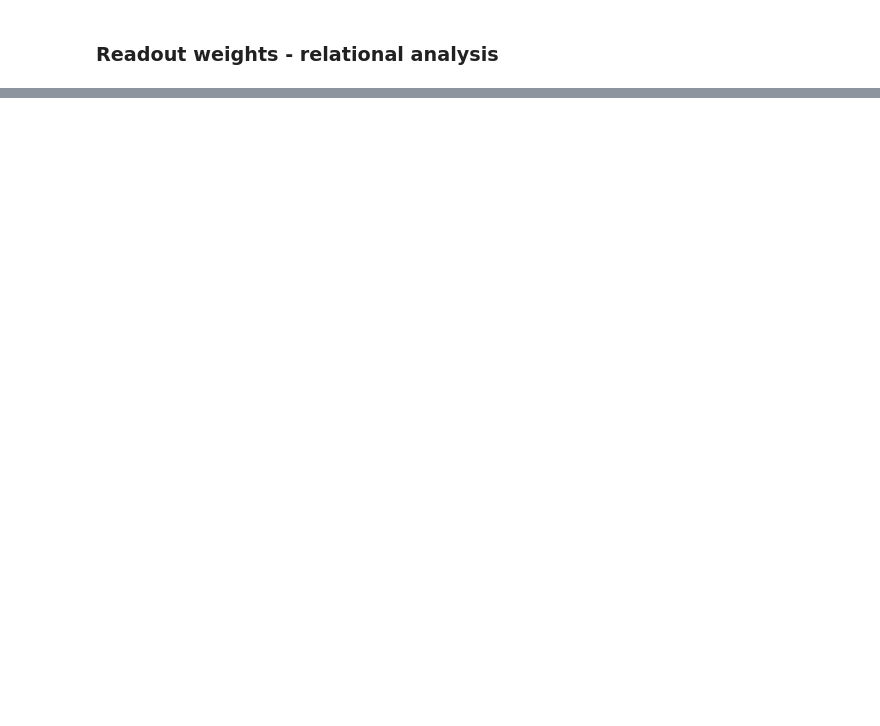
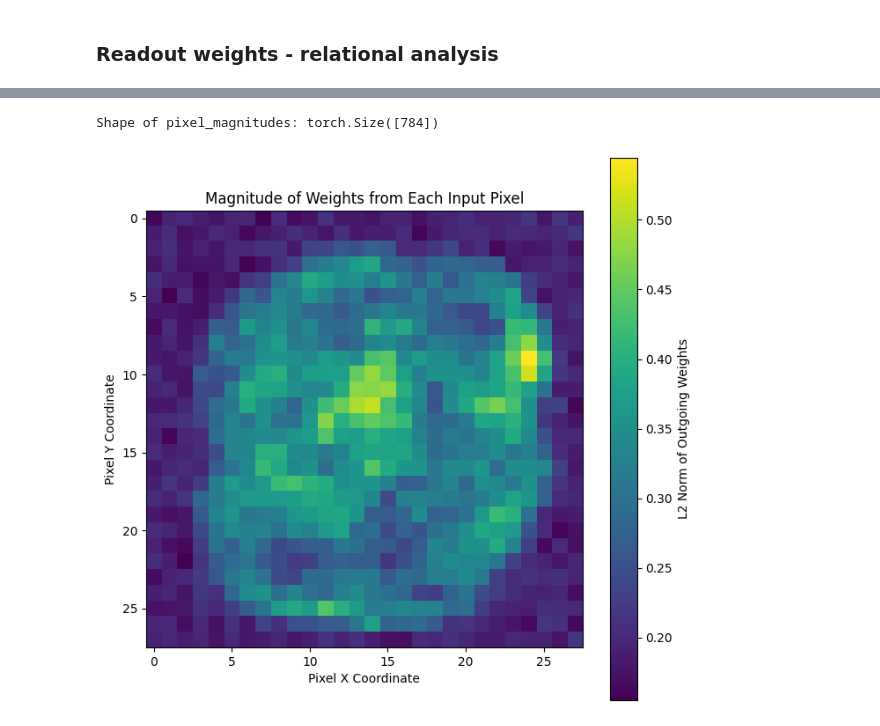
Before and after one commit to entropicbloom/intentionality, a Jupyter notebook: underlying/underlying_model_weights_analysis.ipynb, the cells around one changed output, grey strips where cells are left out. Saved outputs shown, nothing was run; the diff lists cells and outputs as text; code cells hidden in the pictures; blank space fills up the shorter version.

```diff
--- a/underlying/underlying_model_weights_analysis.ipynb
+++ b/underlying/underlying_model_weights_analysis.ipynb
@@ -103,0 +368,37 @@ torch.Size([10, 50])
+# %%
+model = torch.load(f'saved_models/{model_type}-{dataset_type}-hidden_dim_[50,50]/seed-{seed}')
+# %%
+import torch
+import matplotlib.pyplot as plt
+import numpy as np
+
+weights_layer0 = model['layers.0.weight'].cpu().detach()
+
+# 2. Calculate the L2 norm (magnitude) for each input pixel across all output neurons
+# We take the norm along dimension 0 (the output_neurons dimension)
+pixel_magnitudes = torch.linalg.norm(weights_layer0, ord=2, dim=0) # Shape: [input_pixels]
+print(f"Shape of pixel_magnitudes: {pixel_magnitudes.shape}")
+
+# 3. Reshape the magnitudes into the MNIST image size (28x28)
+num_input_pixels = pixel_magnitudes.numel()
+if num_input_pixels == 784: # MNIST size check (28 * 28 = 784)
+    magnitude_image = pixel_magnitudes.reshape(28, 28)
+
+    # 4. Plot the magnitude image
+    plt.figure(figsize=(8, 8))
+    # Using 'viridis' colormap for better visual distinction of magnitudes
+    im = plt.imshow(magnitude_image.cpu().detach().numpy(), cmap='viridis')
+    plt.colorbar(im, label='L2 Norm of Outgoing Weights')
+    plt.title('Magnitude of Weights from Each Input Pixel')
+    plt.xlabel('Pixel X Coordinate')
+    plt.ylabel('Pixel Y Coordinate')
+    plt.xticks(np.arange(0, 28, 5))
+    plt.yticks(np.arange(0, 28, 5))
+    plt.grid(False) # Grid often clutters heatmap-style plots
+    plt.show()
+else:
+    print(f"Error: Expected 784 input pixels for a 28x28 reshape, but found {num_input_pixels}.")
+    print("Cannot reshape to 28x28.")
+# %% [output]
+Shape of pixel_magnitudes: torch.Size([784])
+[figure, added]
```
Also changed, not shown: parts of 9 cells of this notebook.
